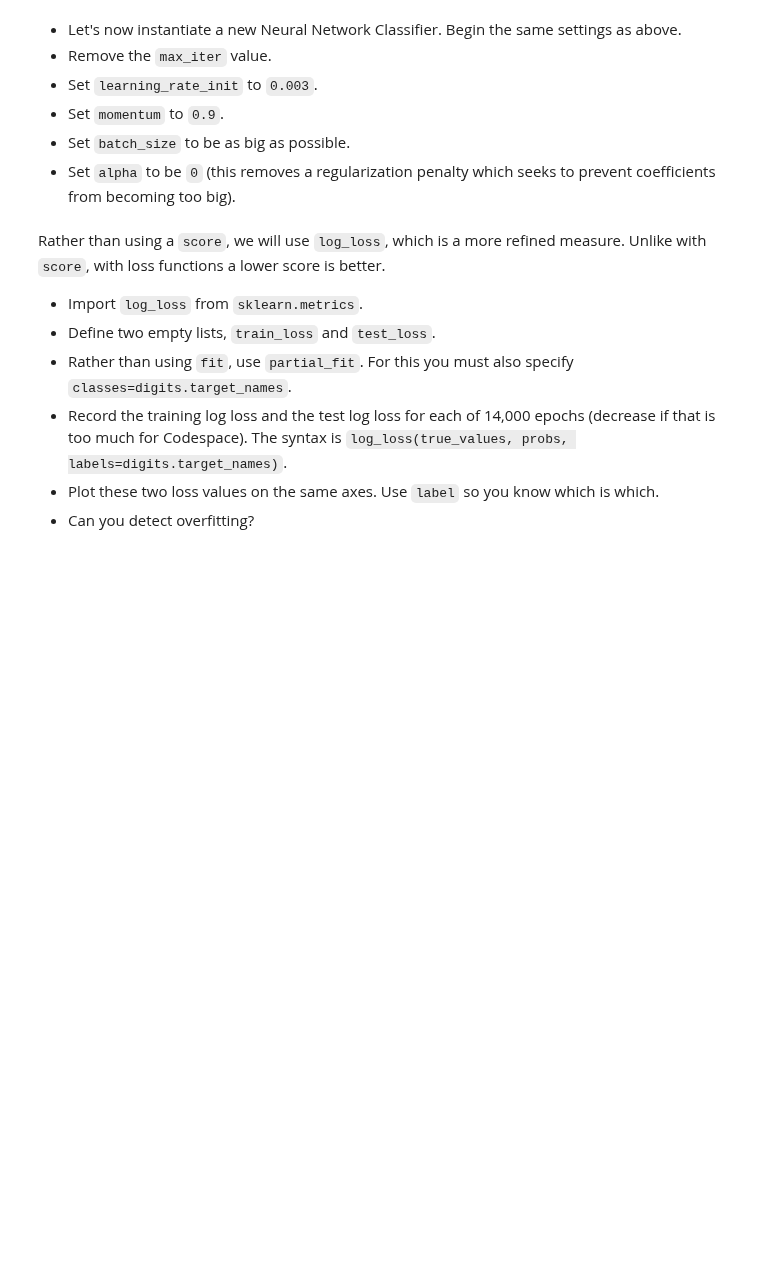
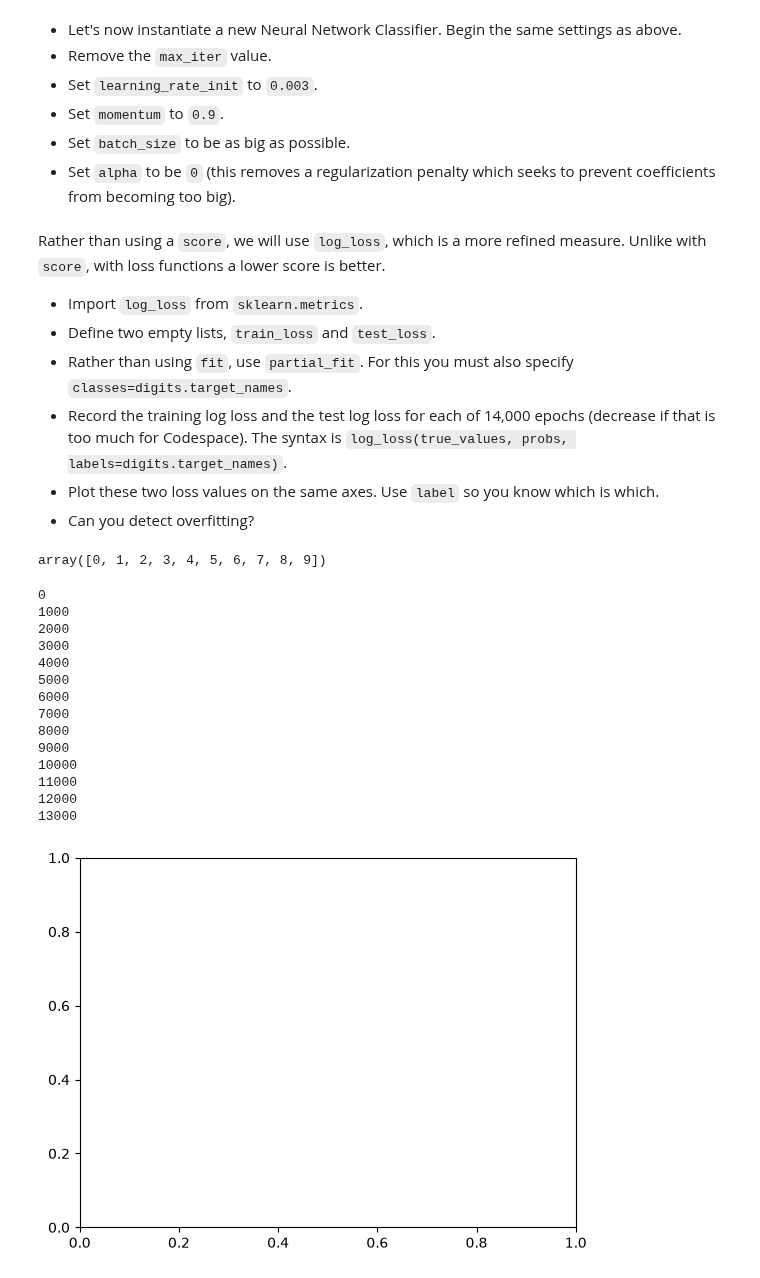
Before and after one commit to ChristopherDavisUCI/AISCI210-Unit2-NN1, a Jupyter notebook: Week5-Thursday.ipynb, the cells around one changed output. Drawn from its saved outputs; the diff is of its cells as text; code cells hidden in the pictures; blank space fills up the shorter version.

```diff
--- a/Week5-Thursday.ipynb
+++ b/Week5-Thursday.ipynb
@@ -32,0 +51,4 @@ X_train, X_test, y_train, y_test = train_test_split(X_rescale, y, test_size=0.25
+# %%
+clf = LogisticRegression(max_iter=1000)
+# %%
+clf.fit(X_train, y_train)
@@ -49,0 +94,10 @@ X_train, X_test, y_train, y_test = train_test_split(X_rescale, y, test_size=0.25
+# %%
+clf = MLPClassifier(
+    hidden_layer_sizes=(128,128),
+    activation="relu",
+    solver="sgd",
+    random_state=15,
+    max_iter=1000
+)
+# %%
+clf.fit(X_train, y_train)
@@ -68,0 +178,49 @@ Rather than using a `score`, we will use `log_loss`, which is a more refined mea
+# %%
+digits.target_names
+# %% [output]
+array([0, 1, 2, 3, 4, 5, 6, 7, 8, 9])
+# %%
+fig, ax = plt.subplots()
+
+clf = MLPClassifier(
+    hidden_layer_sizes=(128,128),
+    activation="relu",
+    solver="sgd",
+    random_state=15,
+    learning_rate_init=0.003,
+    momentum=0.9,
+    batch_size=len(X_train),
+    alpha=0
+)
+
+train_loss = []
+test_loss = []
+
+for i in range(14000):
+    if i%1000 == 0:
+        print(i)
+    clf.partial_fit(X_train, y_train, classes=digits.target_names)
+    train_loss.append(log_loss(
+        y_train,
+        clf.predict_proba(X_train)
+    ))
+    test_loss.append(log_loss(
+        y_test,
+        clf.predict_proba(X_test)
+    ))
+# %% [output]
+0
+1000
+2000
+3000
+4000
+5000
+6000
+7000
+8000
+9000
+10000
+11000
+12000
+13000
+[figure, added]
```
Also changed, not shown: parts of 25 cells of this notebook.
